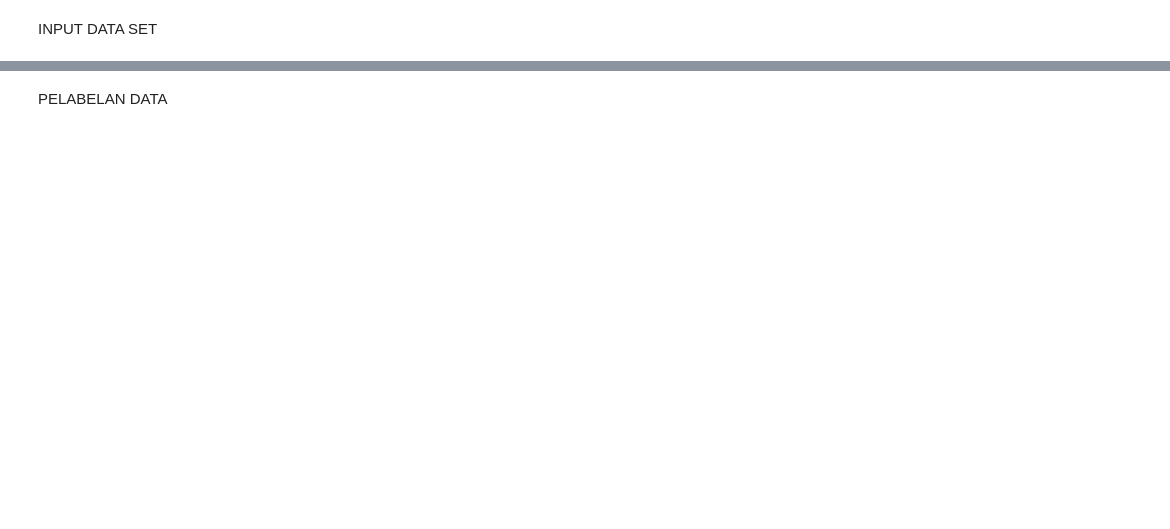
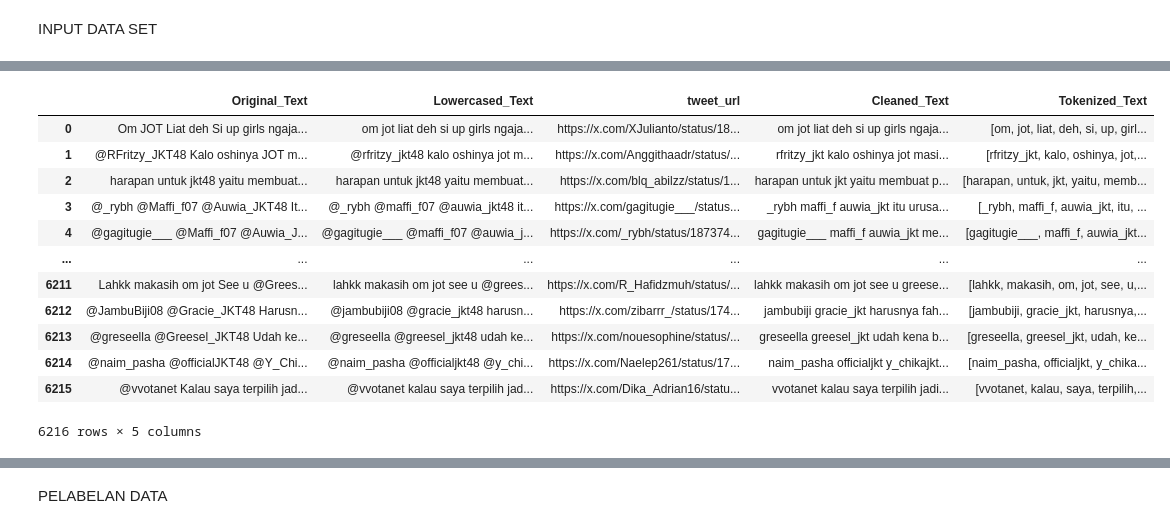
Before and after one commit to Igprad01/Sentimen-Analisis, a Jupyter notebook: Analisis_Sentimen.ipynb, the cells around one changed output, grey strips where cells are left out. Cells and saved outputs as stored; diff of their text form; code cells hidden in the pictures; blank space fills up the shorter version.

Commit message:
on progress pre prosessing data kamus stopwords

```diff
--- a/Analisis_Sentimen.ipynb
+++ b/Analisis_Sentimen.ipynb
@@ -121,0 +44,9 @@ dtype: object
+# %%
+#case folding
+df_text = pd.DataFrame({
+    'Original_Text': df['full_text'],
+    'Lowercased_Text': df['full_text'].str.lower(),
+    'tweet_url': df['tweet_url']
+})
+
+display(df_text)
@@ -121,0 +67,19 @@ dtype: object
+# %%
+#cleaning text (Sementara)
+import re
+def clean_text(text):
+    # Menghapus URL
+    text = re.sub(r'#', '', text)  # Remove hashtag symbol
+    text = re.sub(r'http\S+|www.\S+', '', text ) #remove URl maupun Tautan
+    text = re.sub(r'[^\w\s]', '', text) # Rewmove Tanda baca dan karakter khusus
+    text = re.sub(r'\d','', text) #remove Angka
+    text = re.sub(r'@|w\s','',text) #remove Karakter @ dan pola khusus
+    text = re.sub(r'\s+', ' ', text) #remove spasi ganda
+    return text
+
+
+df_text['Cleaned_Text'] = df_text['Lowercased_Text'].apply(clean_text)
+display(df_text)
+
+#download csv
+# df_text_cleaning.to_csv('df_text_cleaning.csv', index=False)
@@ -121,0 +113,19 @@ dtype: object
+# %%
+#Tokenization
+df_text['Tokenized_Text'] = df_text['Cleaned_Text'].apply(word_tokenize)
+display(df_text)
+# display(df_text[['Tokenized_Text','Cleaned_Text']])
+# %% [output]
+|  | Original_Text | Lowercased_Text | tweet_url | Cleaned_Text | Tokenized_Text |
+| 0 | Om JOT Liat deh Si up girls ngaja... | om jot liat deh si up girls ngaja... | https://x.com/XJulianto/status/18... | om jot liat deh si up girls ngaja... | [om, jot, liat, deh, si, up, girl... |
+| 1 | @RFritzy_JKT48 Kalo oshinya JOT m... | @rfritzy_jkt48 kalo oshinya jot m... | https://x.com/Anggithaadr/status/... | rfritzy_jkt kalo oshinya jot masi... | [rfritzy_jkt, kalo, oshinya, jot,... |
+| 2 | harapan untuk jkt48 yaitu membuat... | harapan untuk jkt48 yaitu membuat... | https://x.com/blq_abilzz/status/1... | harapan untuk jkt yaitu membuat p... | [harapan, untuk, jkt, yaitu, memb... |
+| 3 | @_rybh @Maffi_f07 @Auwia_JKT48 It... | @_rybh @maffi_f07 @auwia_jkt48 it... | https://x.com/gagitugie___/status... | _rybh maffi_f auwia_jkt itu urusa... | [_rybh, maffi_f, auwia_jkt, itu, ... |
+| 4 | @gagitugie___ @Maffi_f07 @Auwia_J... | @gagitugie___ @maffi_f07 @auwia_j... | https://x.com/_rybh/status/187374... | gagitugie___ maffi_f auwia_jkt me... | [gagitugie___, maffi_f, auwia_jkt... |
+| ... | ... | ... | ... | ... | ... |
+| 6211 | Lahkk makasih om jot See u @Grees... | lahkk makasih om jot see u @grees... | https://x.com/R_Hafidzmuh/status/... | lahkk makasih om jot see u greese... | [lahkk, makasih, om, jot, see, u,... |
+| 6212 | @JambuBiji08 @Gracie_JKT48 Harusn... | @jambubiji08 @gracie_jkt48 harusn... | https://x.com/zibarrr_/status/174... | jambubiji gracie_jkt harusnya fah... | [jambubiji, gracie_jkt, harusnya,... |
+| 6213 | @greseella @Greesel_JKT48 Udah ke... | @greseella @greesel_jkt48 udah ke... | https://x.com/nouesophine/status/... | greseella greesel_jkt udah kena b... | [greseella, greesel_jkt, udah, ke... |
+| 6214 | @naim_pasha @officialJKT48 @Y_Chi... | @naim_pasha @officialjkt48 @y_chi... | https://x.com/Naelep261/status/17... | naim_pasha officialjkt y_chikajkt... | [naim_pasha, officialjkt, y_chika... |
+| 6215 | @vvotanet Kalau saya terpilih jad... | @vvotanet kalau saya terpilih jad... | https://x.com/Dika_Adrian16/statu... | vvotanet kalau saya terpilih jadi... | [vvotanet, kalau, saya, terpilih,... |
+6216 rows × 5 columns
```
Also changed, not shown: parts of 20 cells of this notebook.
